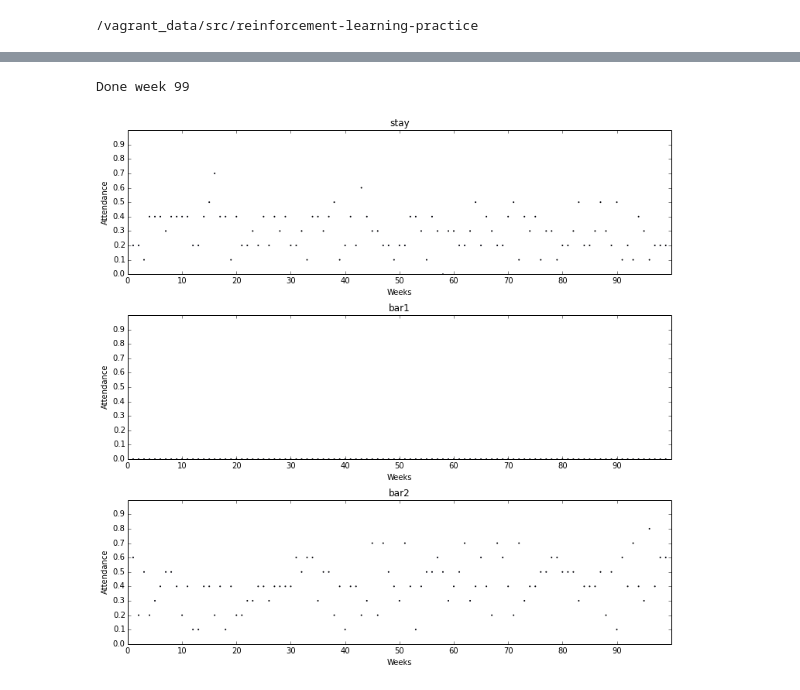
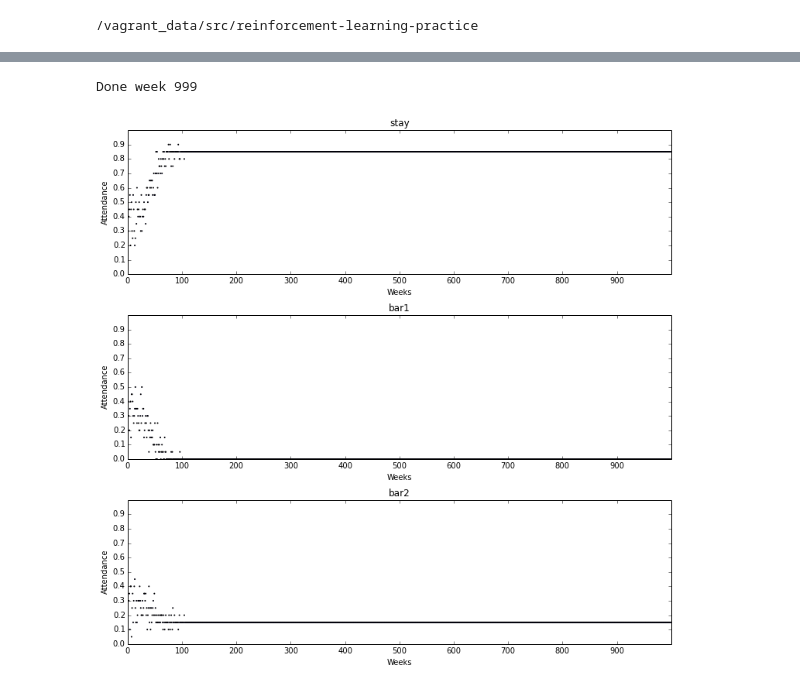
Before and after one commit to hoarf/el_farol_multibar, a Jupyter notebook: wlu.ipynb, the cells around one changed output, grey strips where cells are left out. Saved outputs shown, nothing was run; the diff lists cells and outputs as text; code cells hidden in the pictures.

```diff
--- a/wlu.ipynb
+++ b/wlu.ipynb
@@ -51,7 +49,7 @@ class Agent:
     else:
       self.action = np.random.choice(self.choices)
 
-    self.p *= DECAY
+    self.p = self.p * (DECAY ** step)
 
   def update_utilities(self, reward):
     """
@@ -115,10 +113,15 @@ class World:
     self.bar_results = np.zeros(self.maxbar)
     self.rewards = np.zeros(self.maxactions)
 
+    s_action = None
+    already_discounted = False
     for agent in self.agents:
-      agent.chose_action(self.week)
-      if missing_agent_from_bar != agent.action:
-        self.attendences[agent.action] += 1
+      if missing_agent_from_bar == agent.action and not already_discounted:
+        already_discounted = True
+        s_action = ACTION_STAY_HOME
+      else:
+        s_action = agent.action
+      self.attendences[s_action] += 1
 
     for bar in xrange(self.maxbar):
       self.bar_results[bar] = BAR_RESULT_GOOD if self.attendences[bar+1]/len(self.agents) <= self.thresholds[bar] else BAR_RESULT_BAD
@@ -132,32 +135,34 @@ class World:
         self.rewards[action] = self.bar_results[action-1]*self.reward_function(self.attendences[action], self.thresholds[action-1])
 
     already_discounted = False
-    reward_sum = 0
+    reward_sum = 0.0
     agent_count = len(self.agents)-1 if missing_agent_from_bar else len(self.agents)
     for agent in self.agents:
-      if agent.action != missing_agent_from_bar or already_discounted:
-        reward_sum += self.rewards[agent.action]
-      elif agent.action == missing_agent_from_bar and not already_discounted:
+      if s_action != missing_agent_from_bar or already_discounted:
+        reward_sum += self.rewards[s_action]
+      elif s_action == missing_agent_from_bar and not already_discounted:
         already_discounted = True
-
     return reward_sum/agent_count
 
   def step(self):
     """
     performs a time step and updates the world
     """
+
+    for agent in self.agents:
+      agent.chose_action(self.week)
+
     self.G = self.calculate_world_utility()
-    world_utility_each_bar = np.zeros(self.maxactions)
+    world_utility_each_bar = np.zeros(self.maxbar)
 
     for bar in xrange(self.maxbar):
-      world_utility_each_bar[bar] = self.calculate_world_utility(bar)
+      world_utility_each_bar[bar] = self.calculate_world_utility(bar+1)
 
     for agent in self.agents:
       if agent.action == ACTION_STAY_HOME:
-        pass
-        # agent.update_utilities(0)
+        agent.update_utilities(0)
       else:
-        agent.update_utilities(self.G - world_utility_each_bar[agent.action])
+        agent.update_utilities(self.G - world_utility_each_bar[agent.action-1])
 
     self.week += 1
 
@@ -217,11 +217,11 @@ def plot_world_utilities(nr_weeks, world_utilities):
 # %%
-wks = 100
+wks = 1000
 t = [0.3,0.5]
-weeks, world_utilities = ElFarolWLU(wks, t=t, a=10)
+weeks, world_utilities = ElFarolWLU(wks, t=t, a=20)
 plot_attendances(len(t)+1, wks, weeks)
 # %% [output]
-Done week 99
+Done week 999
-[figure, old version]
+[figure, new version]
 # %%
 plot_world_utilities(wks, world_utilities)
 # %% [output]
```
Also changed, not shown: parts of 3 cells of this notebook.
